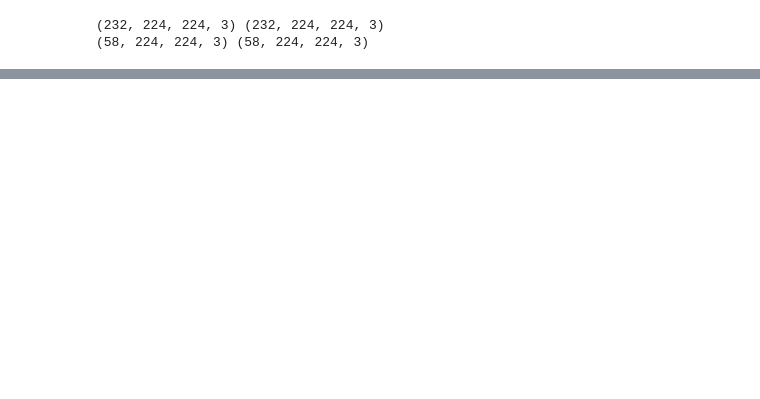
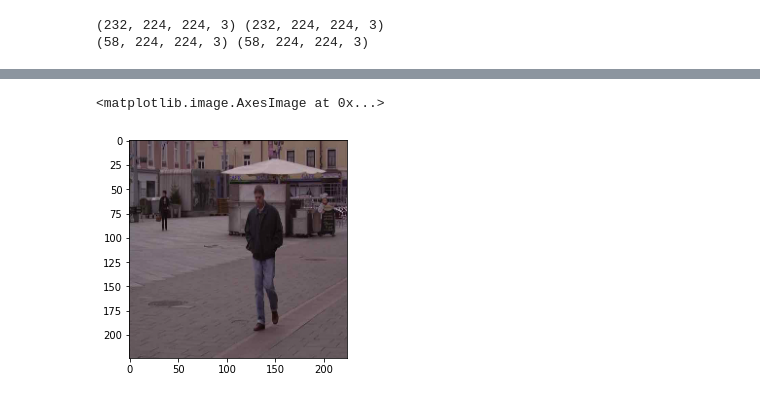
Before and after one commit to msaad1311/Image-Background-Removal, a Jupyter notebook: Code/Background Removal.ipynb, the cells around one changed output, grey strips where cells are left out. Cells and saved outputs as stored; diff of their text form; code cells hidden in the pictures; blank space fills up the shorter version.

```diff
--- a/Code/Background Removal.ipynb
+++ b/Code/Background Removal.ipynb
@@ -139,4 +144,5 @@ plt.show()
 # %%
+model.load_weights(filepath1)
 preds = model.predict(x_test)
 # %%
 num_test = random.sample(range(0,len(x_test)),5)
@@ -159,0 +255,7 @@ for i in num_test:
+# %%
+foo = create_img(x_test[43],preds[43])
+# %%
+plt.imshow(foo)
+# %% [output]
+<matplotlib.image.AxesImage at 0x...>
+[figure, added]
```
Also changed, not shown: parts of 22 cells of this notebook, 4 other files.
